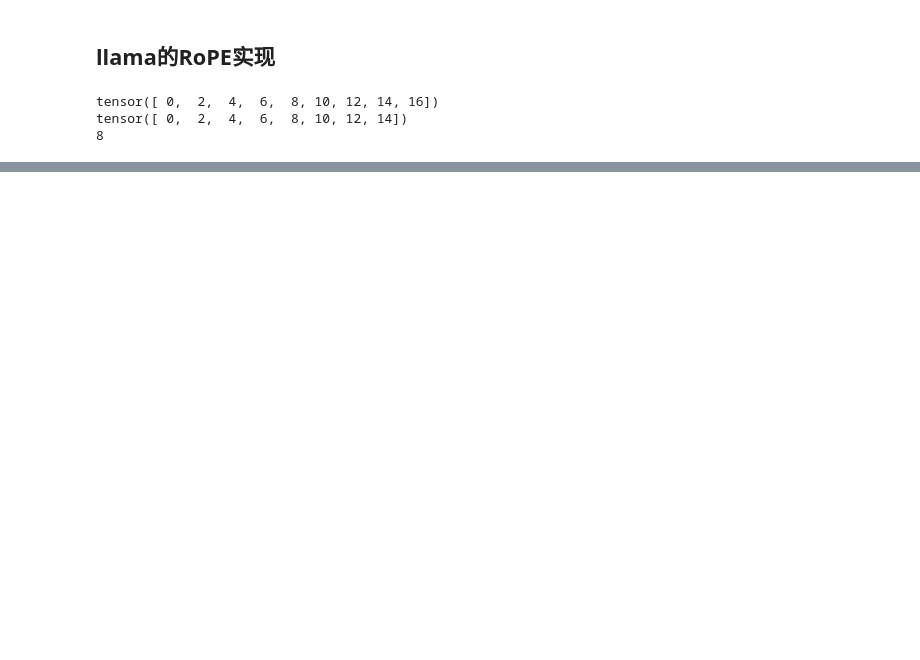
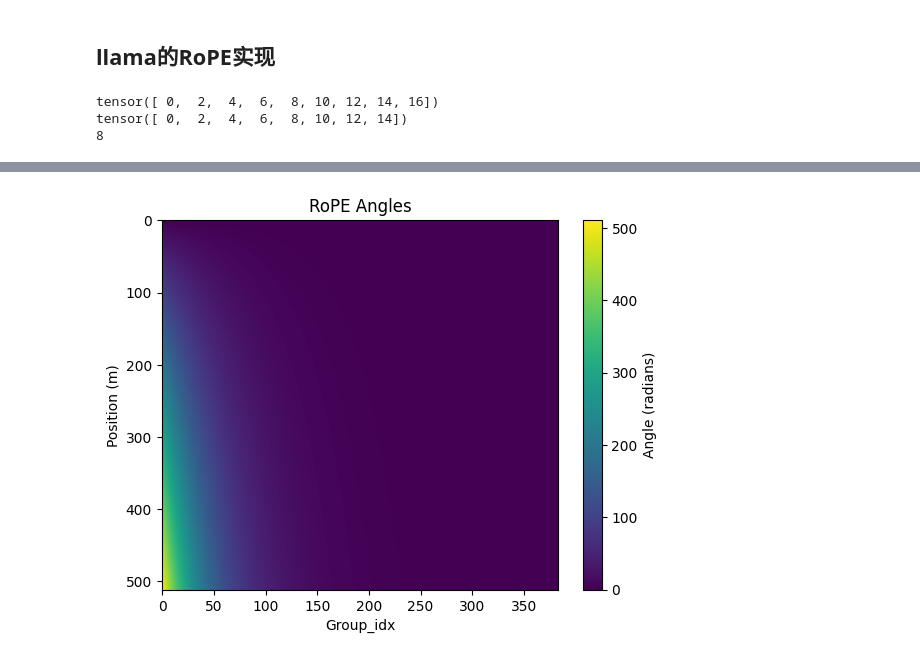
Before and after one commit to torelax/ai-learn, a Jupyter notebook: transformers/RoPE.ipynb, the cells around one changed output, grey strips where cells are left out. Saved outputs shown, nothing was run; the diff lists cells and outputs as text; code cells hidden in the pictures; blank space fills up the shorter version.

```diff
--- a/transformers/RoPE.ipynb
+++ b/transformers/RoPE.ipynb
@@ -65,0 +128,10 @@ tensor([ 0,  2,  4,  6,  8, 10, 12, 14])
+# %%
+# 画出angles的热力图
+plt.imshow(angles.cpu().numpy(), aspect='auto', cmap='viridis')
+plt.colorbar(label='Angle (radians)')
+plt.xlabel('Group_idx')
+plt.ylabel('Position (m)')
+plt.title('RoPE Angles')
+plt.show()
+# %% [output]
+[figure, added]
```
Also changed, not shown: parts of 3 cells of this notebook.
